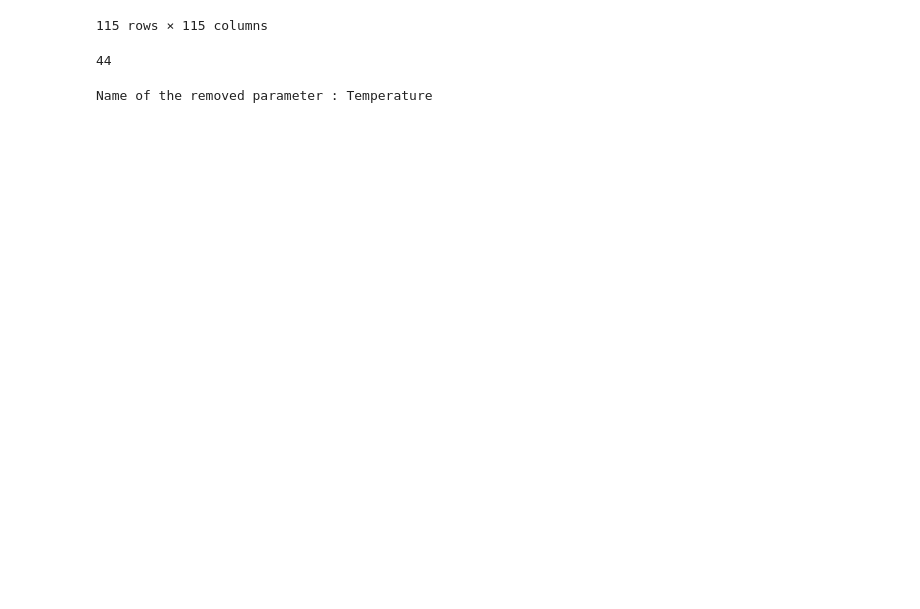
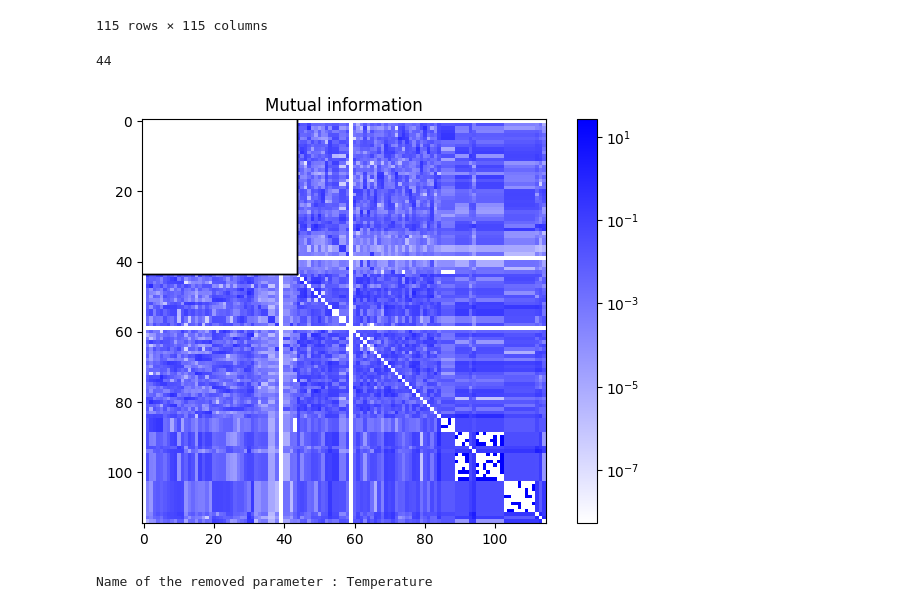
Before and after one commit to tuturax/BadAss, a Jupyter notebook: test_class.ipynb, the cells around one changed output. Cells and saved outputs as stored; diff of their text form; code cells hidden in the pictures; blank space fills up the shorter version.

```diff
--- a/test_class.ipynb
+++ b/test_class.ipynb
@@ -629,6 +630,10 @@ momo.MI()
 momo.parameters.df.shape[0]
 # %% [output]
 44
+# %%
+momo.plot(result='MI')
+# %% [output]
+[figure, added]
 # %%
 momo.parameters.remove("Temperature")
 # %% [output]
```
Also changed, not shown: parts of 20 cells of this notebook, 7 other files.
